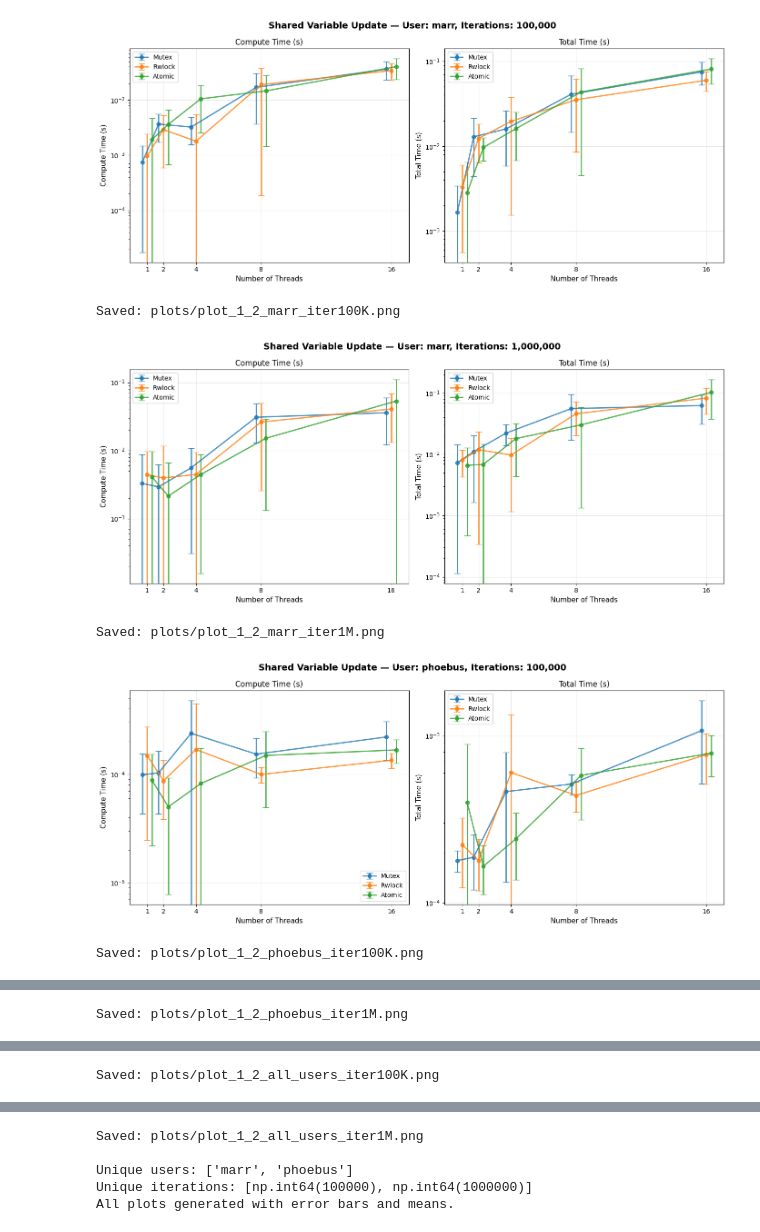
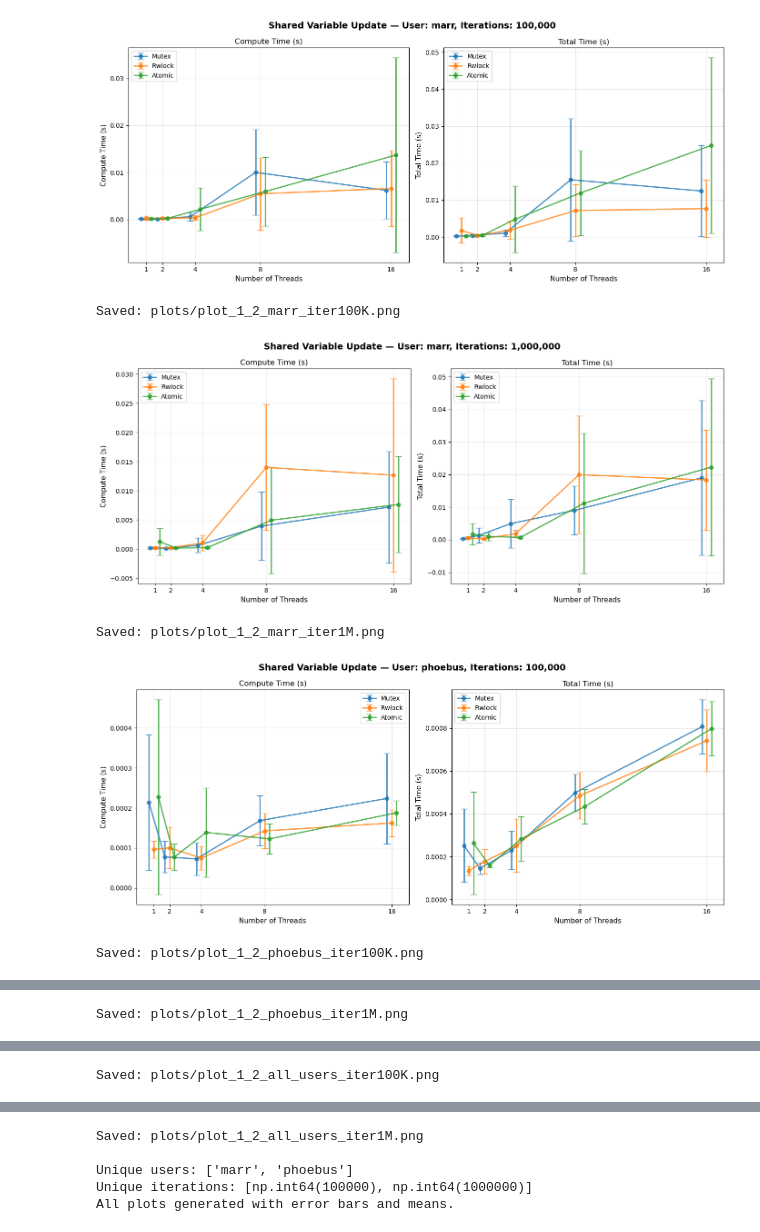
Before and after one commit to marrln/Thread-Experiments, a Jupyter notebook: 1_2_shared_variable_update/plotter_1_2.ipynb, the cells around one changed output, grey strips where cells are left out. Cells and saved outputs as stored; diff of their text form; code cells hidden in the pictures.

```diff
--- a/1_2_shared_variable_update/plotter_1_2.ipynb
+++ b/1_2_shared_variable_update/plotter_1_2.ipynb
@@ -87,7 +87,7 @@ for user in unique_users:
             ax.legend(fontsize=10)
             ax.grid(True, alpha=0.3)
             ax.set_xticks(sorted(stats["threads"].unique()))
-            ax.set_yscale("log")
+            # ax.set_yscale("log")
 
         plt.tight_layout()
         iter_label = f"{iteration//1_000_000}M" if iteration >= 1_000_000 else f"{iteration//1000}K"
@@ -129,36 +129,36 @@ if len(unique_users) > 1:
                 if method_stats.empty:
                     continue
 
                 x_jitter = method_stats["threads"] + jitter_offset[method_idx]
                 y_mean = method_stats[f"{col}_mean"]
                 y_std = method_stats[f"{col}_std"]
 
                 ax.errorbar(x_jitter, y_mean, yerr=y_std, marker='o',
                            label=method.capitalize(), linewidth=2, capsize=5,
                            linestyle='-', alpha=0.8, color=colors.get(method, "#444"))
 
             ax.set_xlabel("Number of Threads", fontsize=11)
             ax.set_ylabel(ylabel, fontsize=11)
             ax.set_title(ylabel, fontsize=12)
             ax.legend(fontsize=10)
             ax.grid(True, alpha=0.3)
             ax.set_xticks(sorted(stats_all["threads"].unique()))
-            ax.set_yscale("log")
+            # ax.set_yscale("log")
 
         plt.tight_layout()
         iter_label = f"{iteration//1_000_000}M" if iteration >= 1_000_000 else f"{iteration//1000}K"
         outpath = f"plots/plot_1_2_all_users_iter{iter_label}.png"
         fig.savefig(outpath, dpi=300, bbox_inches="tight")
         plt.show(fig)
         print(f"Saved: {outpath}")
 
 print(f"\nUnique users: {list(unique_users)}")
 print(f"Unique iterations: {unique_iterations}")
 print("All plots generated with error bars and means.")
 # %% [output]
-[figure, old version]
+[figure, new version]
 Saved: plots/plot_1_2_marr_iter100K.png
-[figure, old version]
+[figure, new version]
 Saved: plots/plot_1_2_marr_iter1M.png
-[figure, old version]
+[figure, new version]
 Saved: plots/plot_1_2_phoebus_iter100K.png
```
Also changed, not shown: parts of 1 cell of this notebook, 58 other files.
